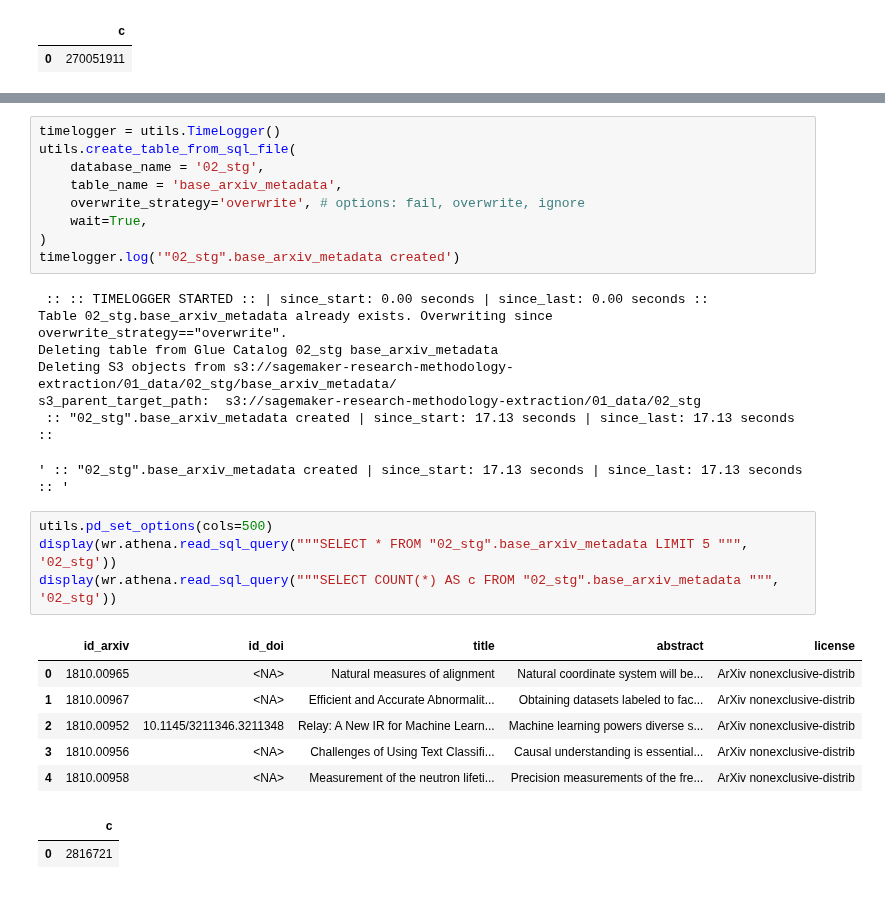
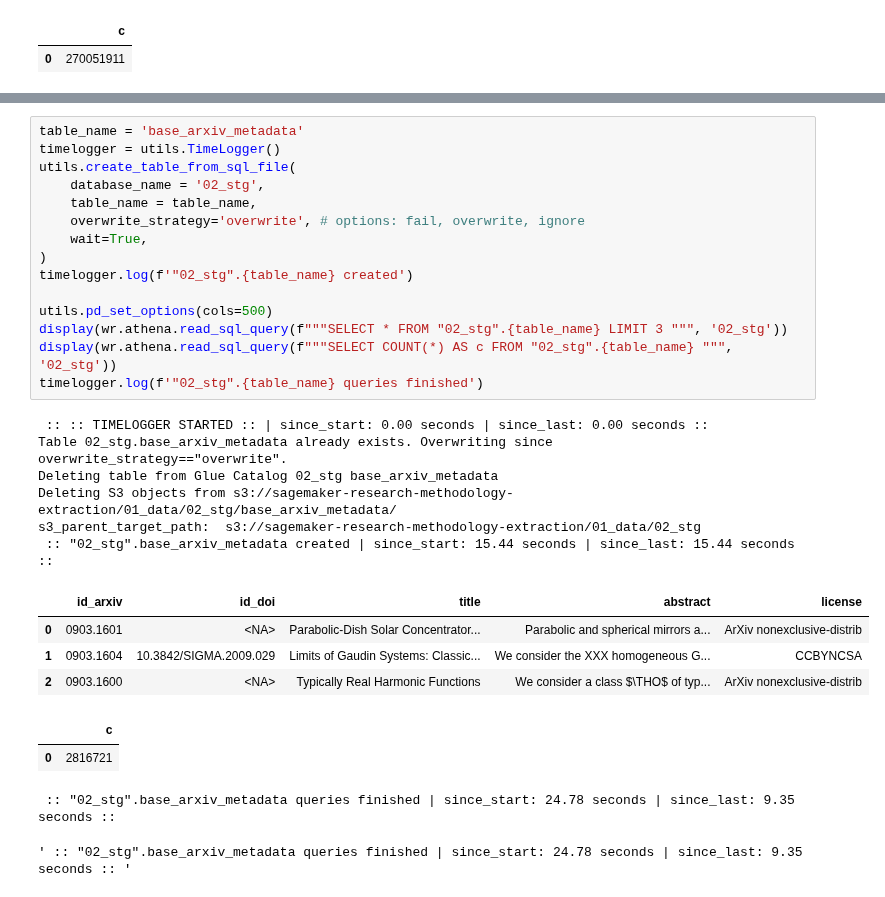
Before and after one commit to ka-steve/sagemaker_research_classification, a Jupyter notebook: src/04_transformation/04_01_transformation_control.ipynb, the cells around one changed output, grey strips where cells are left out. Cells and saved outputs as stored; diff of their text form.

```diff
--- a/src/04_transformation/04_01_transformation_control.ipynb
+++ b/src/04_transformation/04_01_transformation_control.ipynb
@@ -174,33 +183,33 @@ s3_parent_target_path:  s3://sagemaker-research-methodology-extraction/01_data/0
 # %%
+table_name = 'base_arxiv_metadata'
 timelogger = utils.TimeLogger()
 utils.create_table_from_sql_file(
     database_name = '02_stg',
-    table_name = 'base_arxiv_metadata',
+    table_name = table_name,
     overwrite_strategy='overwrite', # options: fail, overwrite, ignore
     wait=True,
 )
-timelogger.log('"02_stg".base_arxiv_metadata created')
+timelogger.log(f'"02_stg".{table_name} created')
+
+utils.pd_set_options(cols=500)
+display(wr.athena.read_sql_query(f"""SELECT * FROM "02_stg".{table_name} LIMIT 3 """, '02_stg'))
+display(wr.athena.read_sql_query(f"""SELECT COUNT(*) AS c FROM "02_stg".{table_name} """, '02_stg'))
+timelogger.log(f'"02_stg".{table_name} queries finished')
 # %% [output]
  :: :: TIMELOGGER STARTED :: | since_start: 0.00 seconds | since_last: 0.00 seconds ::
 Table 02_stg.base_arxiv_metadata already exists. Overwriting since overwrite_strategy=="overwrite".
 Deleting table from Glue Catalog 02_stg base_arxiv_metadata
 Deleting S3 objects from s3://sagemaker-research-methodology-extraction/01_data/02_stg/base_arxiv_metadata/
 s3_parent_target_path:  s3://sagemaker-research-methodology-extraction/01_data/02_stg
- :: "02_stg".base_arxiv_metadata created | since_start: 17.13 seconds | since_last: 17.13 seconds ::
+ :: "02_stg".base_arxiv_metadata created | since_start: 15.44 seconds | since_last: 15.44 seconds ::
+|  | id_arxiv | id_doi | title | abstract | license |
+| 0 | 0903.1601 | <NA> | Parabolic-Dish Solar Concentrator... | Parabolic and spherical mirrors a... | ArXiv nonexclusive-distrib |
+| 1 | 0903.1604 | 10.3842/SIGMA.2009.029 | Limits of Gaudin Systems: Classic... | We consider the XXX homogeneous G... | CCBYNCSA |
+| 2 | 0903.1600 | <NA> | Typically Real Harmonic Functions | We consider a class $\THO$ of typ... | ArXiv nonexclusive-distrib |
+|  | c |
+| 0 | 2816721 |
-' :: "02_stg".base_arxiv_metadata created | since_start: 17.13 seconds | since_last: 17.13 seconds :: '
+ :: "02_stg".base_arxiv_metadata queries finished | since_start: 24.78 seconds | since_last: 9.35 seconds ::
+' :: "02_stg".base_arxiv_metadata queries finished | since_start: 24.78 seconds | since_last: 9.35 seconds :: '
-# %%
-utils.pd_set_options(cols=500)
-display(wr.athena.read_sql_query("""SELECT * FROM "02_stg".base_arxiv_metadata LIMIT 5 """, '02_stg'))
-display(wr.athena.read_sql_query("""SELECT COUNT(*) AS c FROM "02_stg".base_arxiv_metadata """, '02_stg'))
-# %% [output]
-|  | id_arxiv | id_doi | title | abstract | license |
-| 0 | 1810.00965 | <NA> | Natural measures of alignment | Natural coordinate system will be... | ArXiv nonexclusive-distrib |
-| 1 | 1810.00967 | <NA> | Efficient and Accurate Abnormalit... | Obtaining datasets labeled to fac... | ArXiv nonexclusive-distrib |
-| 2 | 1810.00952 | 10.1145/3211346.3211348 | Relay: A New IR for Machine Learn... | Machine learning powers diverse s... | ArXiv nonexclusive-distrib |
-| 3 | 1810.00956 | <NA> | Challenges of Using Text Classifi... | Causal understanding is essential... | ArXiv nonexclusive-distrib |
-| 4 | 1810.00958 | <NA> | Measurement of the neutron lifeti... | Precision measurements of the fre... | ArXiv nonexclusive-distrib |
-|  | c |
-| 0 | 2816721 |
 # %%
 table_name = 'stg_unified_works_01_joined_to_arxiv'
 timelogger = utils.TimeLogger()
```
Also changed, not shown: parts of 5 cells of this notebook, 2 other files.
